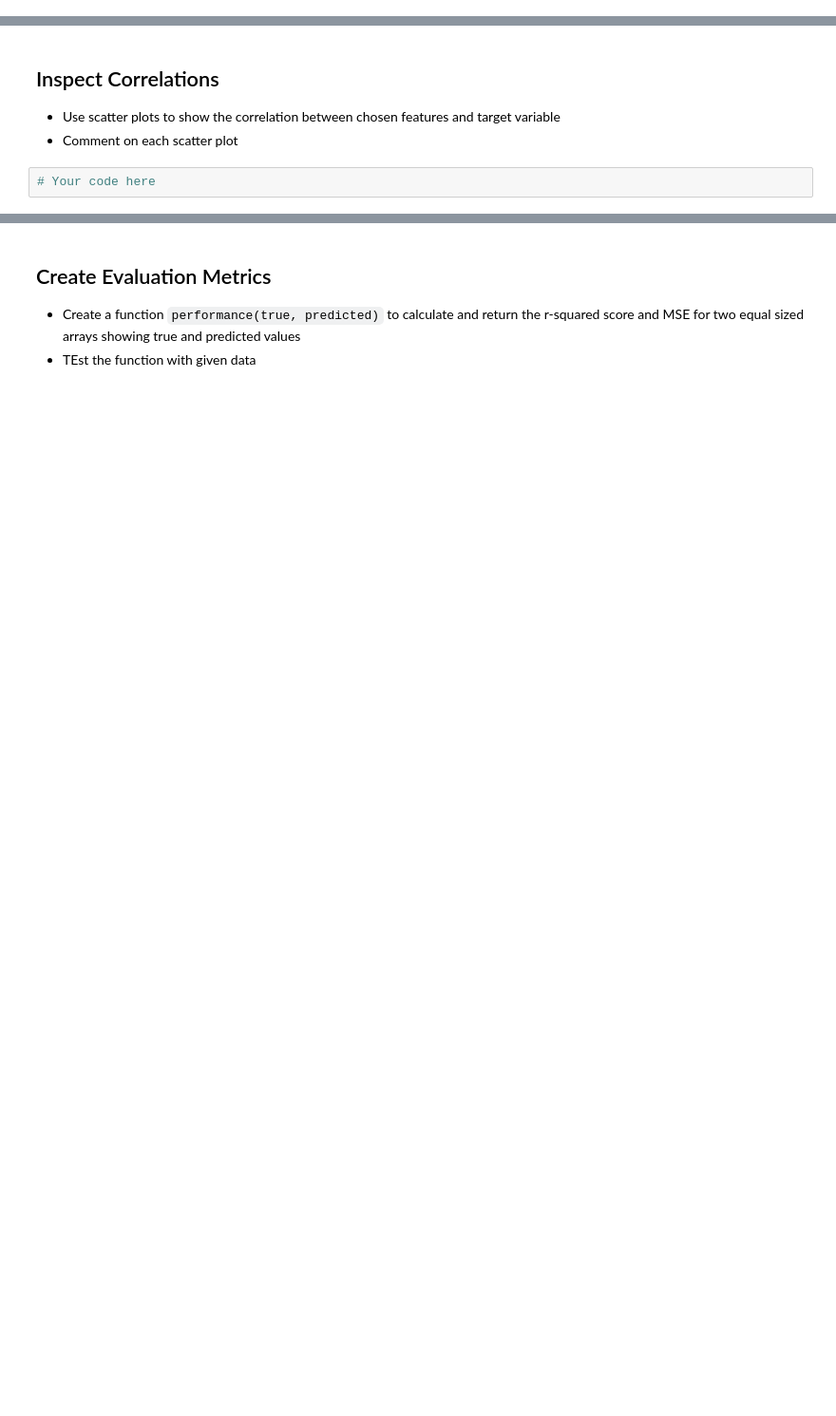
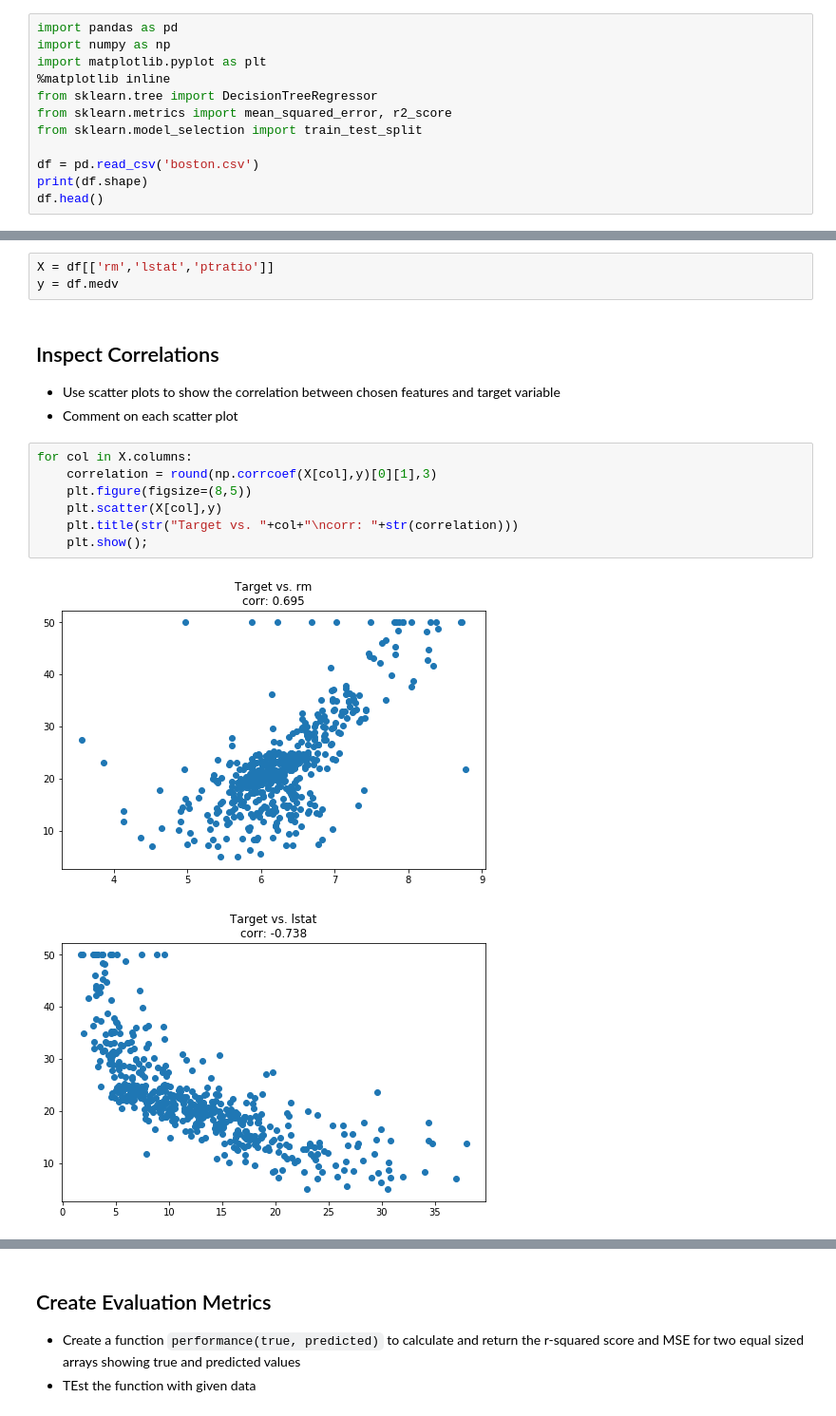
Before and after one commit to magnawhale/dsc-tuning-regression-trees-lab-online-ds-ft-051319, a Jupyter notebook: index.ipynb, the cells around one changed output, grey strips where cells are left out. Shown: that part at 95% size. Drawn from its saved outputs; the diff is of its cells as text; blank space fills up the shorter version.

```diff
--- a/index.ipynb
+++ b/index.ipynb
@@ -21,0 +20,12 @@ The dataset is available in the repo as `boston.csv`.
+# %%
+import pandas as pd
+import numpy as np
+import matplotlib.pyplot as plt
+%matplotlib inline
+from sklearn.tree import DecisionTreeRegressor
+from sklearn.metrics import mean_squared_error, r2_score
+from sklearn.model_selection import train_test_split
+
+df = pd.read_csv('boston.csv')
+print(df.shape)
+df.head()
@@ -39,7 +55,18 @@ In this lab, we shall use three features from the Boston housing dataset: `'RM'`
+# %%
+X = df[['rm','lstat','ptratio']]
+y = df.medv
 # %% [markdown]
 ## Inspect Correlations
 
 - Use scatter plots to show the correlation between chosen features and target variable
 - Comment on each scatter plot
-# %%
-# Your code here
+# %%
+for col in X.columns:
+    correlation = round(np.corrcoef(X[col],y)[0][1],3)
+    plt.figure(figsize=(8,5))
+    plt.scatter(X[col],y)
+    plt.title(str("Target vs. "+col+"\ncorr: "+str(correlation)))
+    plt.show();
+# %% [output]
+[figure, added]
+[figure, added]
```
Also changed, not shown: parts of 15 cells of this notebook.
